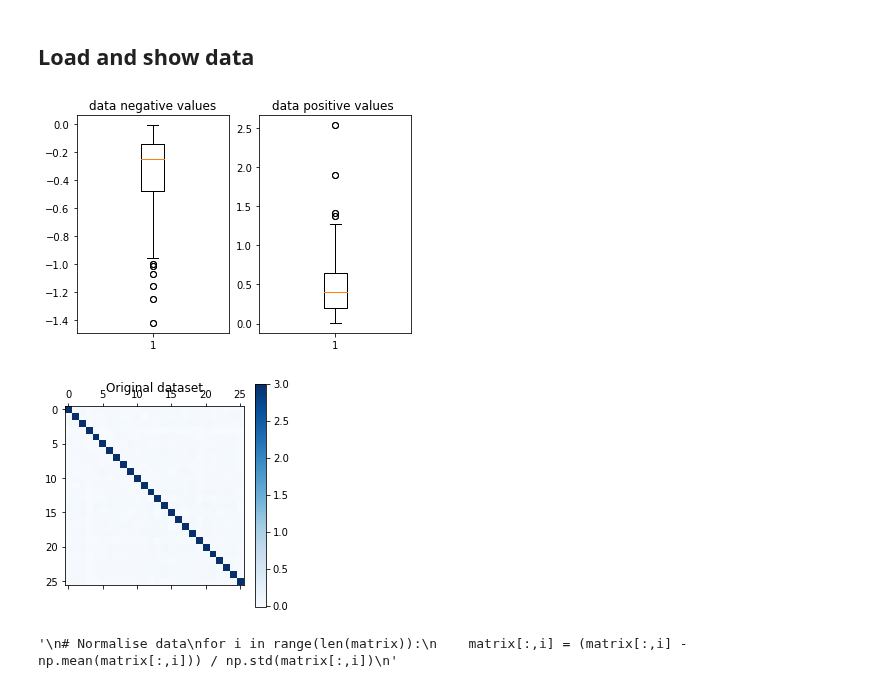
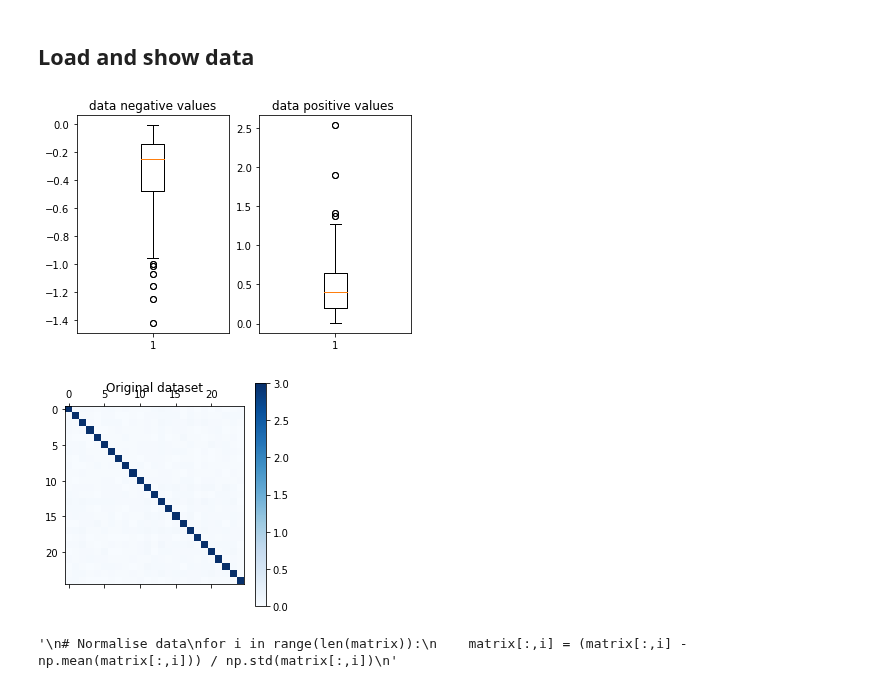
Before and after one commit to alexandremerasli/TFE, a Jupyter notebook: cluster_data.ipynb, the cells around one changed output. Cells and saved outputs as stored; diff of their text form; code cells hidden in the pictures.

Commit message:
trying without subject 3 + bugs corrected -> k-means and SC sometimes really good

```diff
--- a/cluster_data.ipynb
+++ b/cluster_data.ipynb
@@ -18,11 +18,9 @@ ISC_EDA = np.array(ISC_EDA,dtype='float') # Convert into array
 ISC_IBI = np.genfromtxt(os.path.join('ISC_IBI.csv'),delimiter=',')
 ISC_IBI = np.array(ISC_IBI,dtype='float') # Convert into array
 
-N = len(ISC_EEG)
-
 # Seeing if negative data have same order of magnitude as positive data
 def orderOfMagnitude(matrix):
-    for i in range(N):
+    for i in range(len(matrix)):
         matrix[i,i] = 0
     neg = matrix[matrix<0]
     plt.subplot(121)
@@ -40,41 +38,50 @@ def removeOutlierArray(matrix,subject):
     new_mat = np.delete(new_mat, (subject), axis=0)
     new_mat = np.delete(new_mat, (subject), axis=1)
 
     with open(os.path.join('ISC_truncated.csv'), 'w') as File:
         writer = csv.writer(File)
         writer.writerows(matrix)
 
     return new_mat
 
 # Remove outlier in vector if we find one
-def removeOutlierVector(matrix,subject):
-    new_mat = np.copy(matrix)
-    new_mat = np.delete(new_mat, (subject), axis=0)
-    return new_mat
+def removeOutlierVector(vector,subject):
+    new_vect = np.copy(vector)
+    new_vect = np.delete(new_vect, (subject), axis=0)
+    return new_vect
+
+'''
+# Remove outliers everywhere
+def removeOutlier(matrix,condition,subject):
+    removeOutlierArray(matrix,subject)
+    removeOutlierVector(condition,subject)
+'''
 
 # Boxplot
 orderOfMagnitude(np.copy(ISC_IBI))
 
 # Remove Inf in data for EDA and IBI (replace by 10 for the moment, greater than non diagonal values (1.9 for EDA and 2.5 for IBI))
-for i in range(N):
+for i in range(len(ISC_IBI)):
     ISC_IBI[i,i] = 10
     ISC_EDA[i,i] = 10
 
 # Remove outliers if there are some
 #ISC_EDA = removeOutlierArray(ISC_EDA,12)
 #ISC_EDA = removeOutlierArray(ISC_EDA,20)
+ISC_EEG = removeOutlierArray(ISC_EEG,3)
 
 # Choose matrix to study
-matrix = ISC_EEG
+study_matrix = ISC_EEG
+N = len(study_matrix)
 
 # Show matrix data
-plt.matshow(matrix, cmap=plt.cm.Blues)
+plt.matshow(study_matrix, cmap=plt.cm.Blues)
 plt.title("Original dataset")
 plt.colorbar()
 plt.show()
 # %% [output]
 [figure]
-[figure, old version]
+[figure, new version]
 # %%
 # Load true clusters
 condition = np.genfromtxt(os.path.join('condition.csv'),delimiter=',')
```
Also changed, not shown: parts of 26 cells of this notebook.
